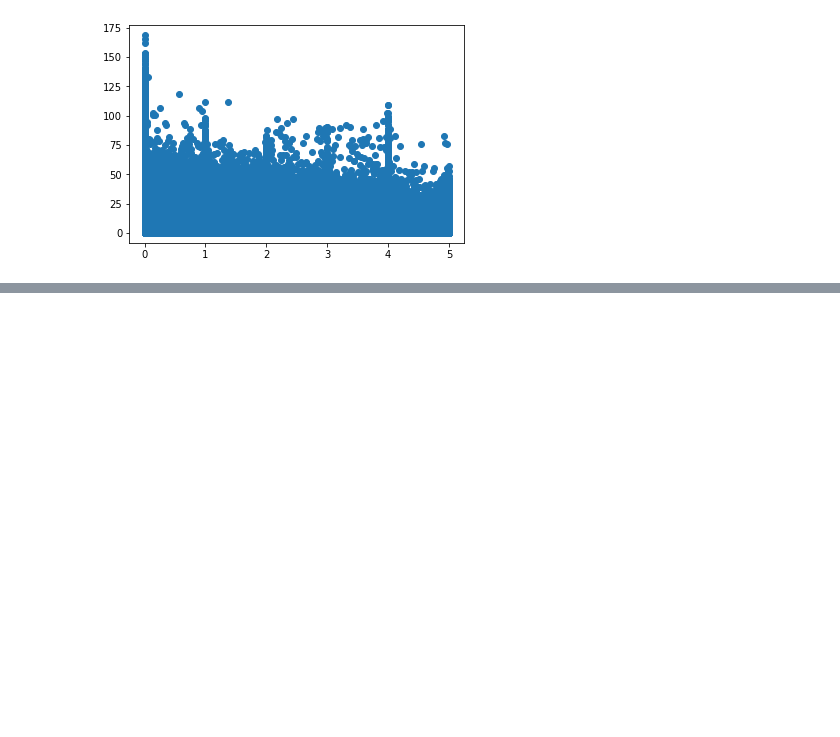
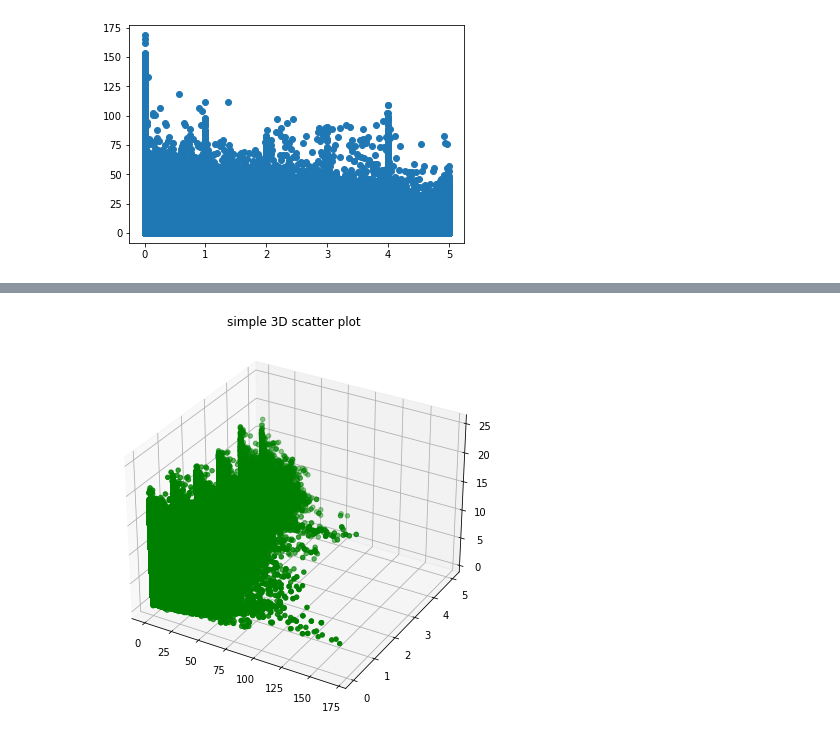
Before and after one commit to vinayakSharm/MLDrought, a Jupyter notebook: Vinayak_starter.ipynb, the cells around one changed output, grey strips where cells are left out. Drawn from its saved outputs; the diff is of its cells as text; code cells hidden in the pictures; blank space fills up the shorter version.

```diff
--- a/Vinayak_starter.ipynb
+++ b/Vinayak_starter.ipynb
@@ -40,0 +49,8 @@ plt.show()
+# %%
+fig = plt.figure(figsize = (10, 7))
+ax = plt.axes(projection ="3d")
+ax.scatter3D(dfTest['PRECTOT'], rounded, dfTest['WS10M_MAX'], color = "green")
+plt.title("simple 3D scatter plot")
+plt.show()
+# %% [output]
+[figure, added]
```
Also changed, not shown: parts of 5 cells of this notebook.
